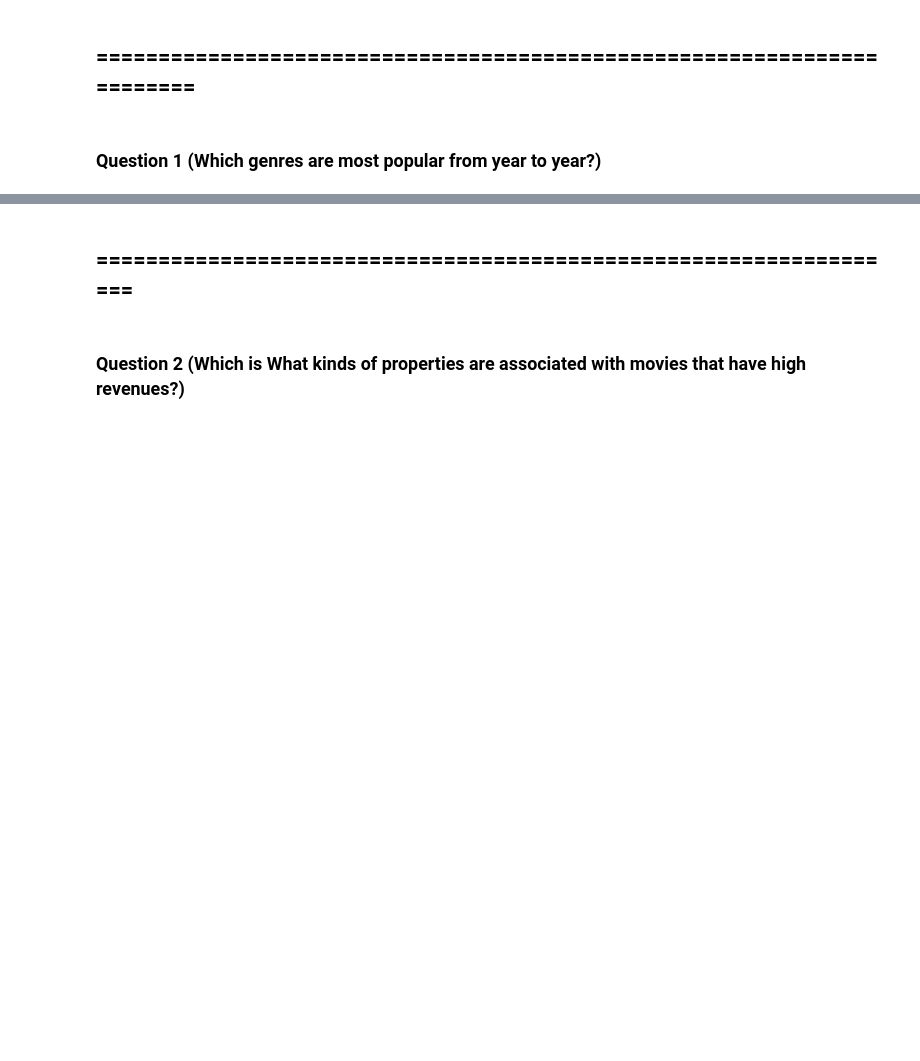
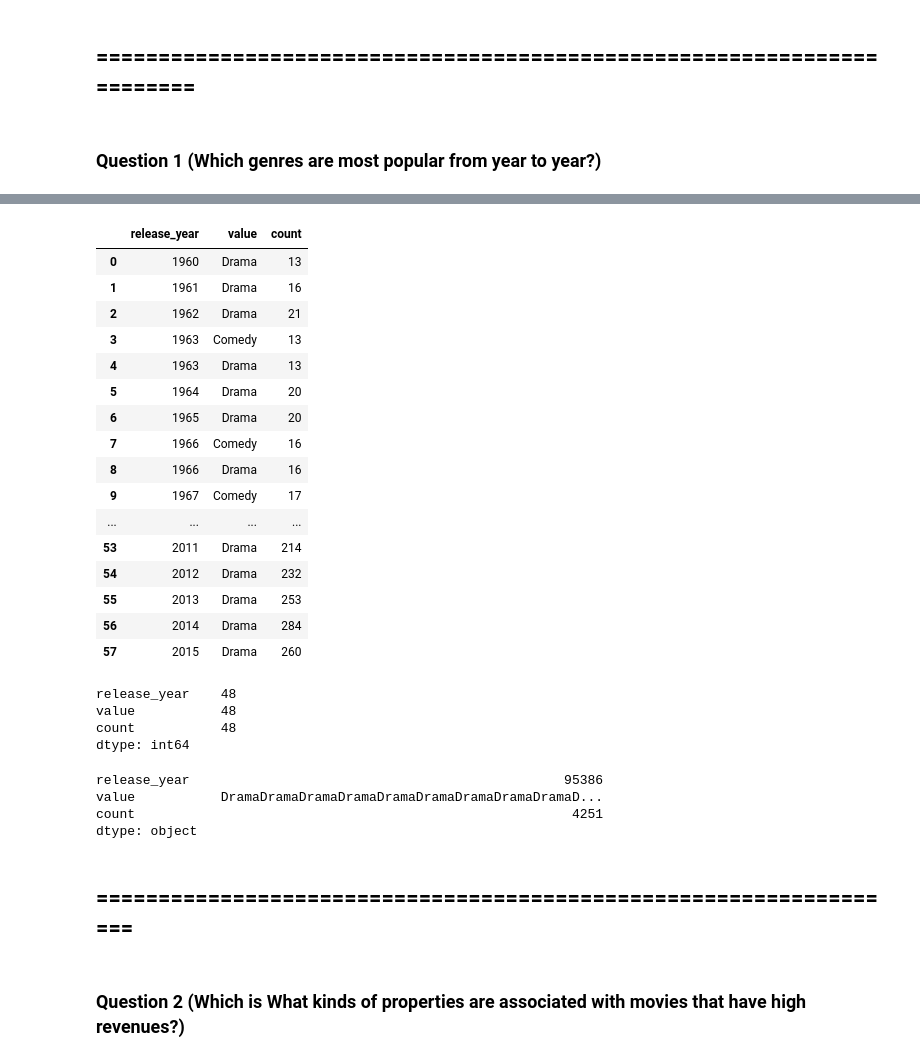
Before and after one commit to Tuwaiq-Data-Science-Bootcamp-V3/Bootcamp-Project-2-Data-Analysis, a Jupyter notebook: DA_P2.ipynb, the cells around one changed output, grey strips where cells are left out. Drawn from its saved outputs; the diff is of its cells as text; code cells hidden in the pictures; blank space fills up the shorter version.

```diff
--- a/DA_P2.ipynb
+++ b/DA_P2.ipynb
@@ -258,0 +261,4 @@ df_mv.duplicated().sum()
+# %%
+selected_columns = df_mv[["genres","release_year"]]
+new_df = selected_columns.copy()
+new_df
@@ -258,0 +310,10 @@ df_mv.duplicated().sum()
+# %%
+df1 = new_df.join(new_df['genres'].str.split('|', expand=True)).drop('genres', axis=1)
+
+df_final = (pd.melt(df1, id_vars=['release_year']).groupby(['release_year', 'value']).count()
+            .rename(columns={'variable':'count'}).reset_index() )
+
+
+
+
+df_final
@@ -259,3 +334,39 @@ df_mv.duplicated().sum()
+# %%
+df_max = df_final.merge(df_final.groupby(['release_year'])['count'].max().reset_index(), left_on=['release_year', 'count'],
+                right_on=['release_year', 'count'], how='right')
+df_max
+# %% [output]
+|  | release_year | value | count |
+| 0 | 1960 | Drama | 13 |
+| 1 | 1961 | Drama | 16 |
+| 2 | 1962 | Drama | 21 |
+| 3 | 1963 | Comedy | 13 |
+| 4 | 1963 | Drama | 13 |
+| 5 | 1964 | Drama | 20 |
+| 6 | 1965 | Drama | 20 |
+| 7 | 1966 | Comedy | 16 |
+| 8 | 1966 | Drama | 16 |
+| 9 | 1967 | Comedy | 17 |
+| ... | ... | ... | ... |
+| 53 | 2011 | Drama | 214 |
+| 54 | 2012 | Drama | 232 |
+| 55 | 2013 | Drama | 253 |
+| 56 | 2014 | Drama | 284 |
+| 57 | 2015 | Drama | 260 |
+# %%
+df_max.query('value == "Drama"').count()
+# %% [output]
+release_year    48
+value           48
+count           48
+dtype: int64
+# %%
+df_max.query('value == "Drama"').sum()
+# %% [output]
+release_year                                                95386
+value           DramaDramaDramaDramaDramaDramaDramaDramaDramaD...
+count                                                        4251
+dtype: object
 # %% [markdown]
 ## ==================================================================
 # %% [markdown]
```
Also changed, not shown: parts of 9 cells of this notebook.
